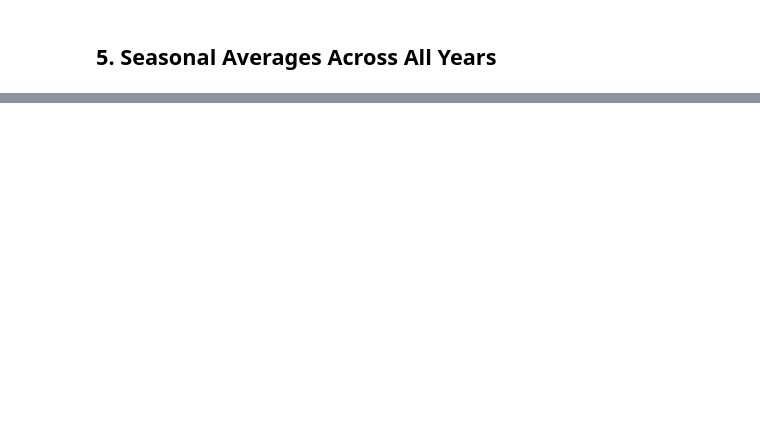
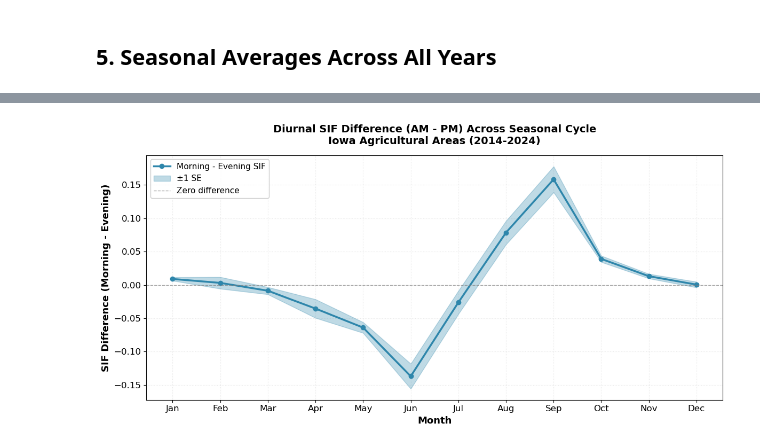
Before and after one commit to jacksoncoldiron/SIF-Analysis, a Jupyter notebook: src/sif_dataviz.ipynb, the cells around one changed output, grey strips where cells are left out. Saved outputs shown, nothing was run; the diff lists cells and outputs as text; code cells hidden in the pictures; blank space fills up the shorter version.

```diff
--- a/src/sif_dataviz.ipynb
+++ b/src/sif_dataviz.ipynb
@@ -883,14 +695,15 @@ for i, info in enumerate(file_info):
     da_ia = clip_to_bbox_latlon(da, IOWA_BBOX)  # Keep only the Iowa region
     print(f"    Iowa SIF data shape: {da_ia.shape}")
 
-    # Step 3: Get the resized agricultural mask for this year
-    print(f"  Step 3: Getting resized agricultural mask for year {y}...")
-    if y in resized_ag_masks and resized_ag_masks[y] is not None:
-        year_ag_mask = resized_ag_masks[y]
-        print(f"    Found resized agricultural mask for {y}")
+    # Step 3: Get the agricultural mask for this year
+    print(f"  Step 3: Getting agricultural mask for year {y}...")
+    if y in ag_masks and ag_masks[y] is not None:
+        year_ag_mask = ag_masks[y]
+        print(f"    Found agricultural mask for {y}")
         print(f"    Agricultural mask shape: {year_ag_mask.shape}")
+        print(f"    Agricultural pixels: {np.sum(year_ag_mask)}/{year_ag_mask.size} ({100*np.sum(year_ag_mask)/year_ag_mask.size:.1f}%)")
     else:
-        print(f"    WARNING: No resized agricultural mask found for year {y}")
+        print(f"    WARNING: No agricultural mask found for year {y}")
         print(f"    Will process without agricultural masking")
         year_ag_mask = None
 
@@ -1429,0 +1088,85 @@ Changes made:
+# %%
+# Step 3: Plot the difference between morning and evening SIF
+print("=" * 60)
+print("STEP 3: CREATING AM - PM DIFFERENCE PLOT")
+print("=" * 60)
+
+# Calculate the difference (Morning - Evening) for each month
+am_pm_diff = morning_monthly['mean'] - evening_monthly['mean']
+
+# Calculate combined standard error for the difference
+# Using error propagation: SE_diff = sqrt(SE_am^2 + SE_pm^2)
+# SE = std / sqrt(count)
+morning_se = morning_monthly['std'] / np.sqrt(morning_monthly['count'])
+evening_se = evening_monthly['std'] / np.sqrt(evening_monthly['count'])
+diff_se = np.sqrt(morning_se**2 + evening_se**2)
+
+print("\nMorning - Evening SIF Difference by Month:")
+print(am_pm_diff)
+print()
+
+# Create month labels
+month_names = ['Jan', 'Feb', 'Mar', 'Apr', 'May', 'Jun',
+               'Jul', 'Aug', 'Sep', 'Oct', 'Nov', 'Dec']
+months = am_pm_diff.index.values
+
+# Create the plot
+fig, ax = plt.subplots(figsize=(12, 6))
+
+# Plot the difference with error bars
+ax.plot(months, am_pm_diff.values,
+        color='#2E86AB', linewidth=2.5, marker='o', markersize=6,
+        label='Morning - Evening SIF')
+
+# Add error bars (shaded region)
+ax.fill_between(months,
+                am_pm_diff.values - diff_se.values,
+                am_pm_diff.values + diff_se.values,
+                alpha=0.3, color='#2E86AB', label='±1 SE')
+
+# Add a horizontal line at zero
+ax.axhline(y=0, color='gray', linestyle='--', linewidth=1, alpha=0.7, label='Zero difference')
+
+# Styling
+ax.set_xlabel('Month', fontsize=13, fontweight='bold')
+ax.set_ylabel('SIF Difference (Morning - Evening)', fontsize=13, fontweight='bold')
+ax.set_title('Diurnal SIF Difference (AM - PM) Across Seasonal Cycle\nIowa Agricultural Areas (2014-2024)',
+             fontsize=14, fontweight='bold', pad=15)
+
+# Set x-axis to show month names
+ax.set_xticks(months)
+ax.set_xticklabels([month_names[m-1] for m in months])
+
+# Add grid
+ax.grid(True, alpha=0.3, linestyle=':', linewidth=0.8)
+ax.set_axisbelow(True)
+
+# Add legend
+ax.legend(loc='upper left', fontsize=11, framealpha=0.95)
+
+# Tight layout
+plt.tight_layout()
+
+# Save the figure
+output_path = "/Users/jacksoncoldiron/Documents/Bren/Research/SIF/figures/iowa_sif_am_pm_difference.png"
+plt.savefig(output_path, dpi=300, bbox_inches='tight', facecolor='white')
+print(f"✓ Plot saved to: {output_path}")
+
+plt.show()
+
+# Print summary statistics
+print("\n" + "=" * 60)
+print("SUMMARY STATISTICS:")
+print("=" * 60)
+print(f"Mean difference (AM - PM): {am_pm_diff.mean():.4f}")
+print(f"Max difference: {am_pm_diff.max():.4f} (Month {am_pm_diff.idxmax()})")
+print(f"Min difference: {am_pm_diff.min():.4f} (Month {am_pm_diff.idxmin()})")
+print()
+print("Interpretation:")
+if am_pm_diff.mean() > 0:
+    print("  - Positive values: Morning SIF is higher than evening SIF")
+else:
+    print("  - Negative values: Evening SIF is higher than morning SIF")
+print("=" * 60)
+print("✓ AM - PM difference plot complete!")
+# %% [output]
@@ -1429,0 +1190 @@ Changes made:
+[figure, added]
```
Also changed, not shown: parts of 32 cells of this notebook, 1 other file.
